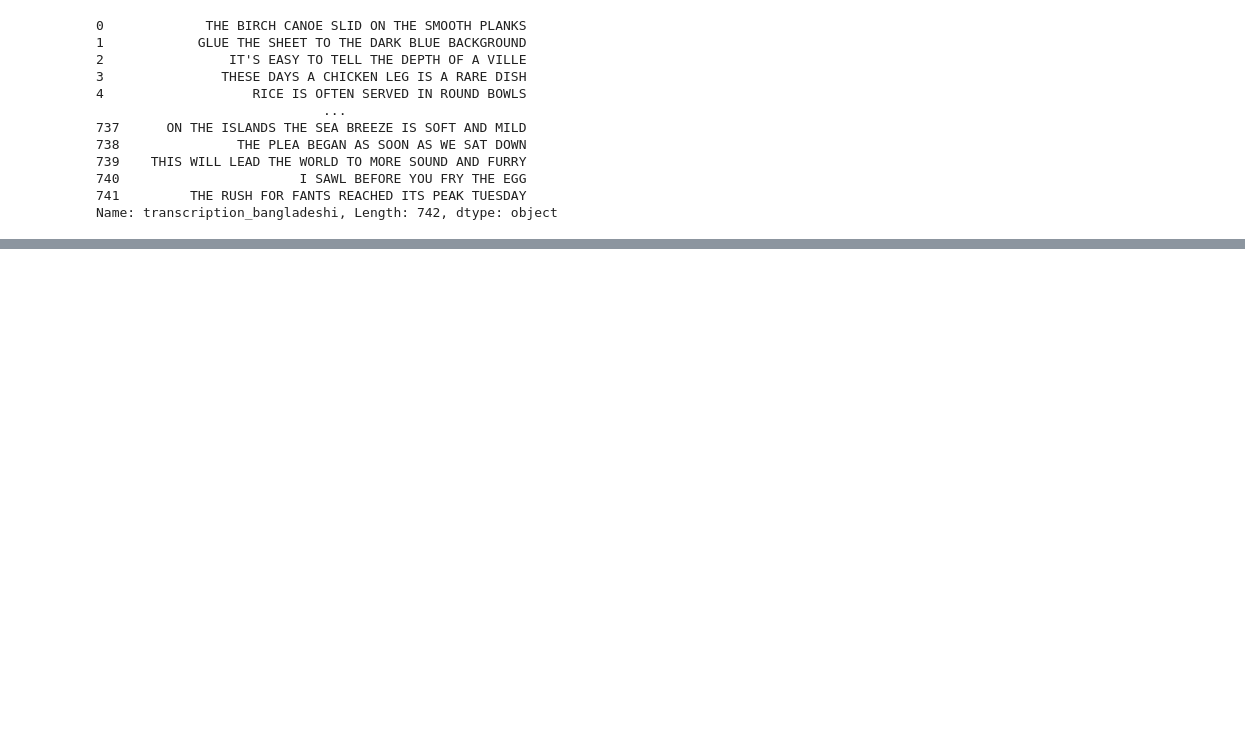
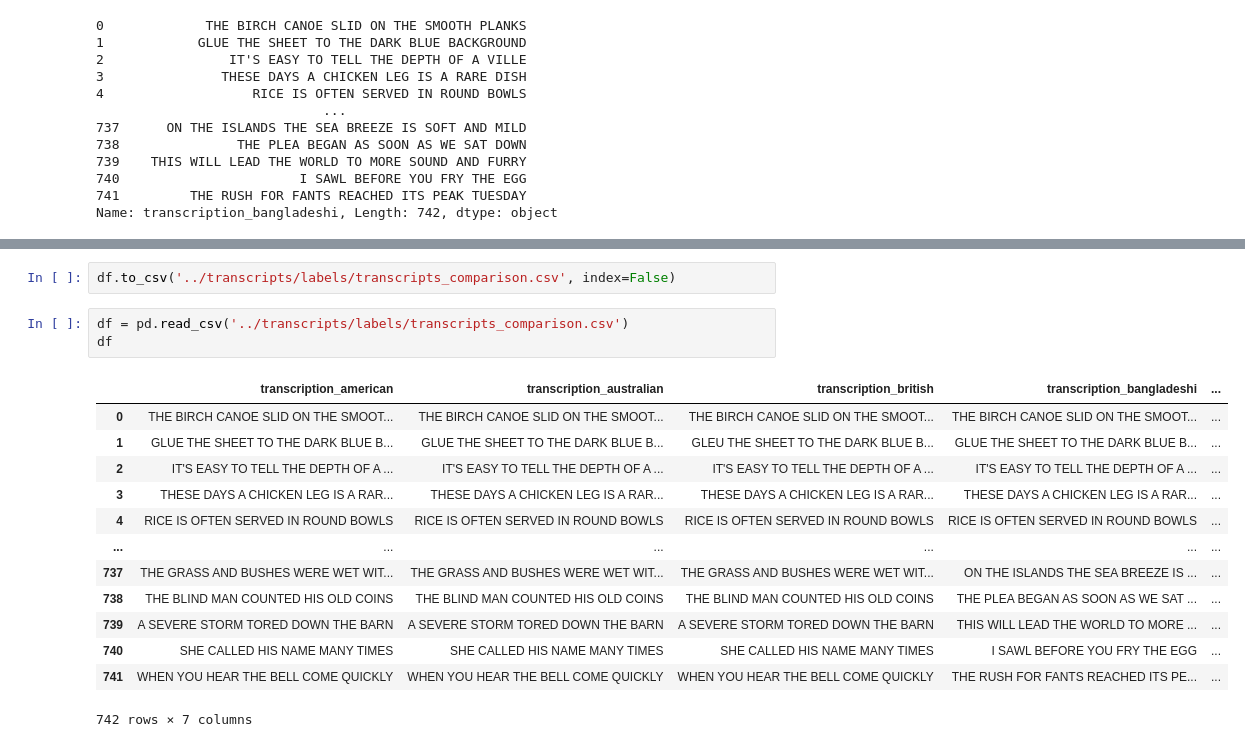
Before and after one commit to Blaizzy/evaluating-asr-accent-robustness, a Jupyter notebook: scripts/eda.ipynb, the cells around one changed output, grey strips where cells are left out. Cells and saved outputs as stored; diff of their text form; blank space fills up the shorter version.

```diff
--- a/scripts/eda.ipynb
+++ b/scripts/eda.ipynb
@@ -181,0 +213,19 @@ df_bangladeshi.to_csv('../transcripts/transcripts_bangladeshi.csv', index=False)
+# %%
+df.to_csv('../transcripts/labels/transcripts_comparison.csv', index=False)
+# %%
+df = pd.read_csv('../transcripts/labels/transcripts_comparison.csv')
+df
+# %% [output]
+|  | transcription_american | transcription_australian | transcription_british | transcription_bangladeshi | ... |
+| 0 | THE BIRCH CANOE SLID ON THE SMOOT... | THE BIRCH CANOE SLID ON THE SMOOT... | THE BIRCH CANOE SLID ON THE SMOOT... | THE BIRCH CANOE SLID ON THE SMOOT... | ... |
+| 1 | GLUE THE SHEET TO THE DARK BLUE B... | GLUE THE SHEET TO THE DARK BLUE B... | GLEU THE SHEET TO THE DARK BLUE B... | GLUE THE SHEET TO THE DARK BLUE B... | ... |
+| 2 | IT'S EASY TO TELL THE DEPTH OF A ... | IT'S EASY TO TELL THE DEPTH OF A ... | IT'S EASY TO TELL THE DEPTH OF A ... | IT'S EASY TO TELL THE DEPTH OF A ... | ... |
+| 3 | THESE DAYS A CHICKEN LEG IS A RAR... | THESE DAYS A CHICKEN LEG IS A RAR... | THESE DAYS A CHICKEN LEG IS A RAR... | THESE DAYS A CHICKEN LEG IS A RAR... | ... |
+| 4 | RICE IS OFTEN SERVED IN ROUND BOWLS | RICE IS OFTEN SERVED IN ROUND BOWLS | RICE IS OFTEN SERVED IN ROUND BOWLS | RICE IS OFTEN SERVED IN ROUND BOWLS | ... |
+| ... | ... | ... | ... | ... | ... |
+| 737 | THE GRASS AND BUSHES WERE WET WIT... | THE GRASS AND BUSHES WERE WET WIT... | THE GRASS AND BUSHES WERE WET WIT... | ON THE ISLANDS THE SEA BREEZE IS ... | ... |
+| 738 | THE BLIND MAN COUNTED HIS OLD COINS | THE BLIND MAN COUNTED HIS OLD COINS | THE BLIND MAN COUNTED HIS OLD COINS | THE PLEA BEGAN AS SOON AS WE SAT ... | ... |
+| 739 | A SEVERE STORM TORED DOWN THE BARN | A SEVERE STORM TORED DOWN THE BARN | A SEVERE STORM TORED DOWN THE BARN | THIS WILL LEAD THE WORLD TO MORE ... | ... |
+| 740 | SHE CALLED HIS NAME MANY TIMES | SHE CALLED HIS NAME MANY TIMES | SHE CALLED HIS NAME MANY TIMES | I SAWL BEFORE YOU FRY THE EGG | ... |
+| 741 | WHEN YOU HEAR THE BELL COME QUICKLY | WHEN YOU HEAR THE BELL COME QUICKLY | WHEN YOU HEAR THE BELL COME QUICKLY | THE RUSH FOR FANTS REACHED ITS PE... | ... |
+742 rows × 7 columns
```
Also changed, not shown: parts of 13 cells of this notebook, 25 other files.
